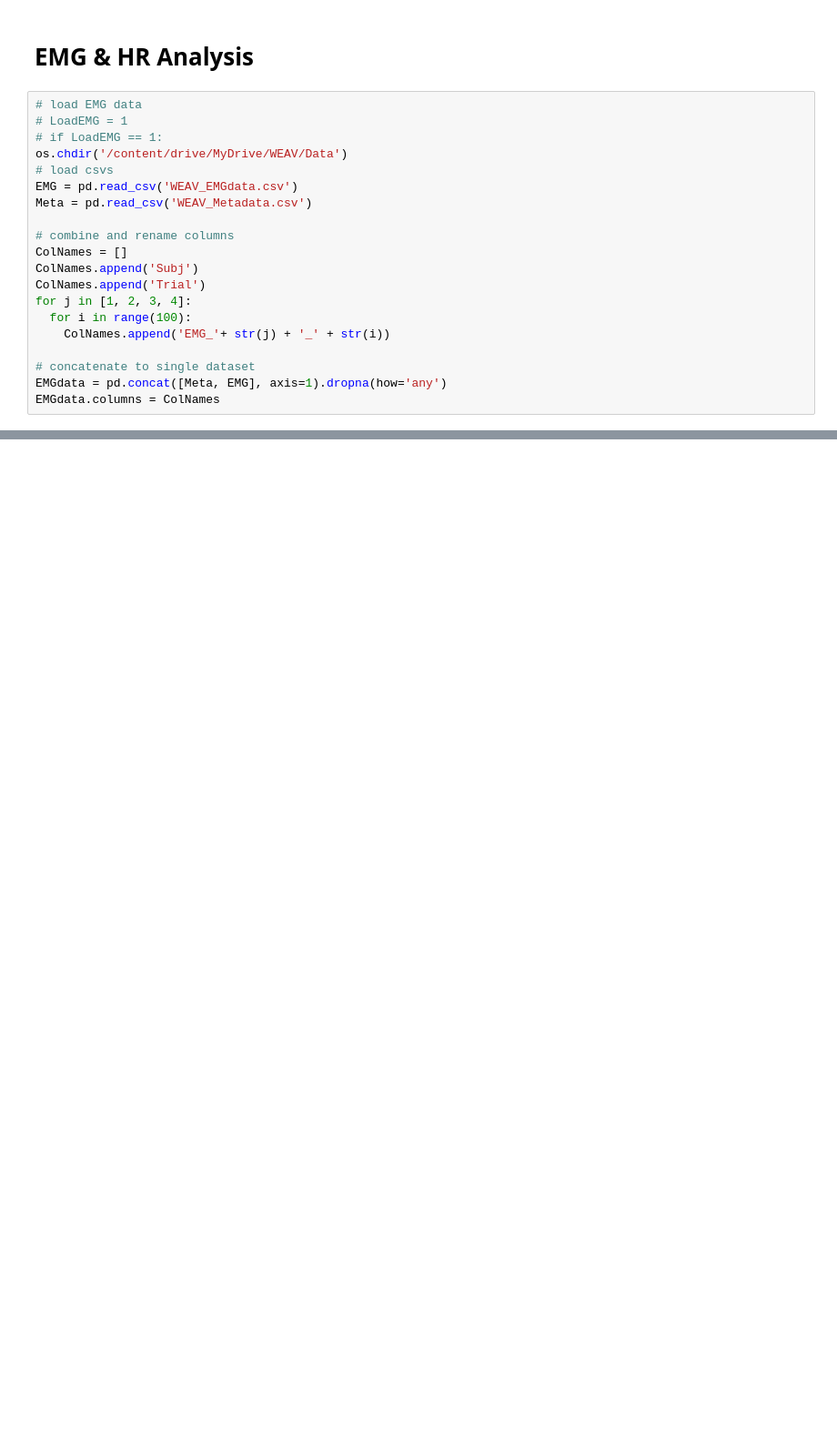
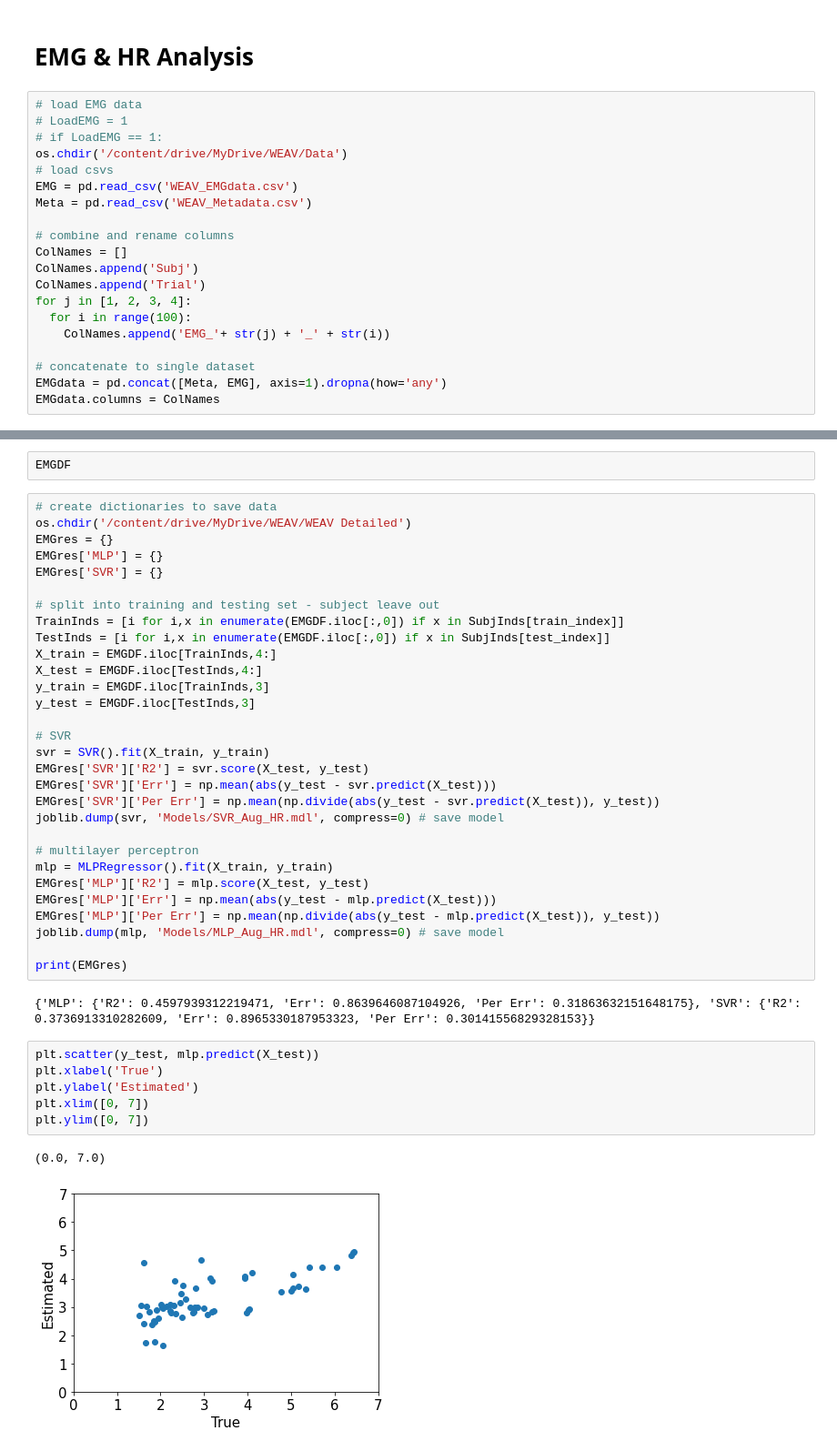
Before and after one commit to peruvianox/WEAV-AI, a Jupyter notebook: WEAV_Detailed.ipynb, the cells around one changed output, grey strips where cells are left out. Shown: that part at 91% size. Cells and saved outputs as stored; diff of their text form; blank space fills up the shorter version.

```diff
--- a/WEAV_Detailed.ipynb
+++ b/WEAV_Detailed.ipynb
@@ -1079,0 +991,43 @@ plt.title('4 Bin Results')
+# %%
+EMGDF
+# %%
+# create dictionaries to save data
+os.chdir('/content/drive/MyDrive/WEAV/WEAV Detailed')
+EMGres = {}
+EMGres['MLP'] = {}
+EMGres['SVR'] = {}
+
+# split into training and testing set - subject leave out
+TrainInds = [i for i,x in enumerate(EMGDF.iloc[:,0]) if x in SubjInds[train_index]]
+TestInds = [i for i,x in enumerate(EMGDF.iloc[:,0]) if x in SubjInds[test_index]]
+X_train = EMGDF.iloc[TrainInds,4:]
+X_test = EMGDF.iloc[TestInds,4:]
+y_train = EMGDF.iloc[TrainInds,3]
+y_test = EMGDF.iloc[TestInds,3]
+
+# SVR
+svr = SVR().fit(X_train, y_train)
+EMGres['SVR']['R2'] = svr.score(X_test, y_test)
+EMGres['SVR']['Err'] = np.mean(abs(y_test - svr.predict(X_test)))
+EMGres['SVR']['Per Err'] = np.mean(np.divide(abs(y_test - svr.predict(X_test)), y_test))
+joblib.dump(svr, 'Models/SVR_Aug_HR.mdl', compress=0) # save model
+
+# multilayer perceptron
+mlp = MLPRegressor().fit(X_train, y_train)
+EMGres['MLP']['R2'] = mlp.score(X_test, y_test)
+EMGres['MLP']['Err'] = np.mean(abs(y_test - mlp.predict(X_test)))
+EMGres['MLP']['Per Err'] = np.mean(np.divide(abs(y_test - mlp.predict(X_test)), y_test))
+joblib.dump(mlp, 'Models/MLP_Aug_HR.mdl', compress=0) # save model
+
+print(EMGres)
+# %% [output]
+{'MLP': {'R2': 0.4597939312219471, 'Err': 0.8639646087104926, 'Per Err': 0.31863632151648175}, 'SVR': {'R2': 0.3736913310282609, 'Err': 0.8965330187953323, 'Per Err': 0.30141556829328153}}
+# %%
+plt.scatter(y_test, mlp.predict(X_test))
+plt.xlabel('True')
+plt.ylabel('Estimated')
+plt.xlim([0, 7])
+plt.ylim([0, 7])
+# %% [output]
+(0.0, 7.0)
+[figure, added]
```
Also changed, not shown: parts of 33 cells of this notebook.
